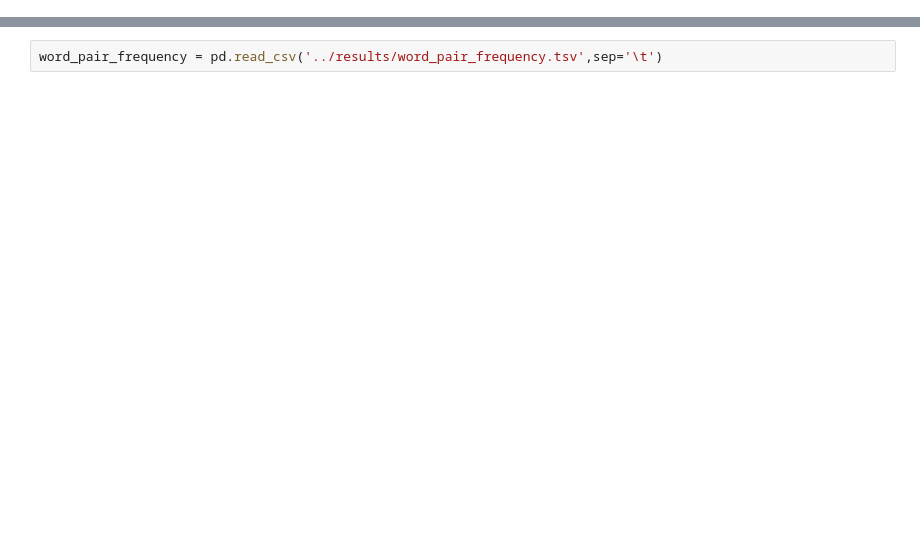
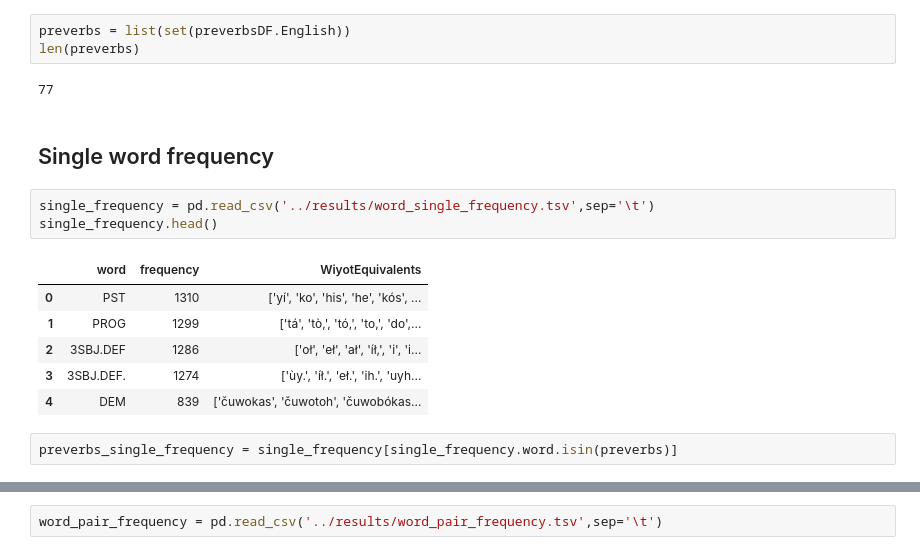
Before and after one commit to rodriguezmDNA/wiyot, a Jupyter notebook: notebooks/WordPairs_Viz.ipynb, the cells around one changed output, grey strips where cells are left out. Saved outputs shown, nothing was run; the diff lists cells and outputs as text; blank space fills up the shorter version.

```diff
--- a/notebooks/WordPairs_Viz.ipynb
+++ b/notebooks/WordPairs_Viz.ipynb
@@ -2,0 +15,19 @@ import pandas as pd
+# %%
+preverbs = list(set(preverbsDF.English))
+len(preverbs)
+# %% [output]
+77
+# %% [markdown]
+## Single word frequency
+# %%
+single_frequency = pd.read_csv('../results/word_single_frequency.tsv',sep='\t')
+single_frequency.head()
+# %% [output]
+|  | word | frequency | WiyotEquivalents |
+| 0 | PST | 1310 | ['yí', 'ko', 'his', 'he', 'kós', ... |
+| 1 | PROG | 1299 | ['tá', 'tò,', 'tó,', 'to,', 'do',... |
+| 2 | 3SBJ.DEF | 1286 | ['oł', 'eł', 'ał', 'íł,', 'i', 'i... |
+| 3 | 3SBJ.DEF. | 1274 | ['ùy.', 'íł.', 'eł.', 'ih.', 'uyh... |
+| 4 | DEM | 839 | ['čuwokas', 'čuwotoh', 'čuwobókas... |
+# %%
+preverbs_single_frequency = single_frequency[single_frequency.word.isin(preverbs)]
```
Also changed, not shown: parts of 19 cells of this notebook, 14 other files.
